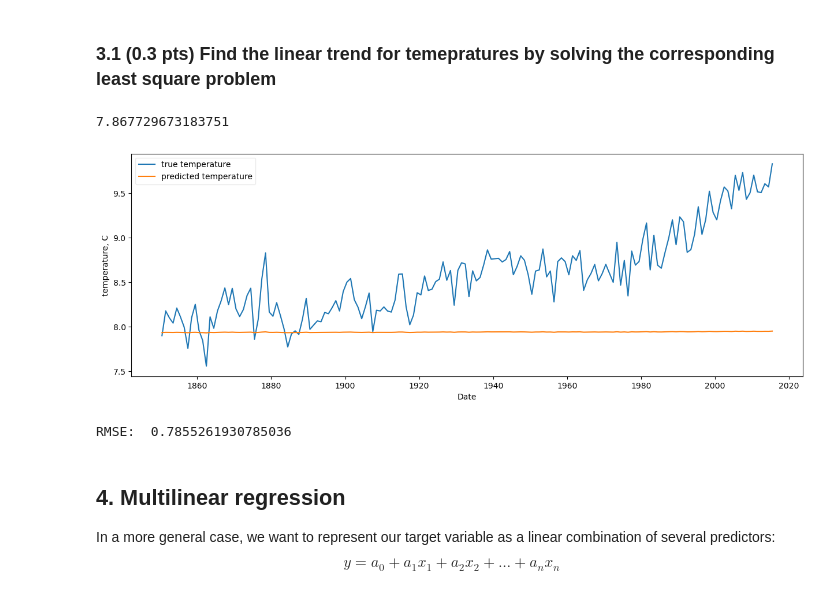
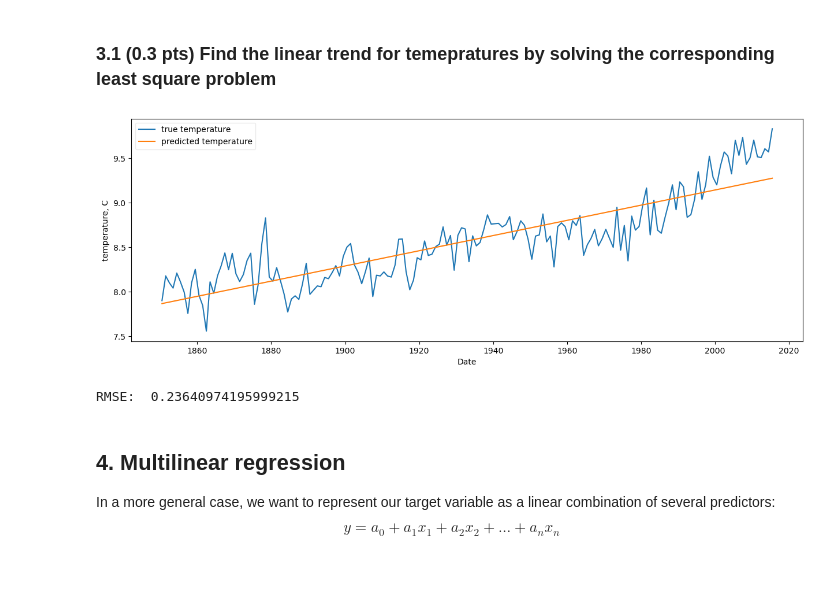
Before and after one commit to artoriusss/ML-projects, a Jupyter notebook: hw1-task3-least_squares.ipynb, the cells around one changed output. Drawn from its saved outputs; the diff is of its cells as text; code cells hidden in the pictures.

```diff
--- a/hw1-task3-least_squares.ipynb
+++ b/hw1-task3-least_squares.ipynb
@@ -32,12 +32,3 @@ $$ f(x) = a x + b $$
 Fill in the missing parts in the code below
 
 > **_NOTE:_** you have to implement the least squares solution by solving the normal equation using basic numpy operations and functions. The use of preexisting solvers, such as `linalg.lstsq` from numpy or from any other library is forbidden.
-# %%
-dim = x.shape[0]
-# solve the least square problems solving the corresponding normal equation
-A = np.concatenate((x.reshape(-1,1), np.full((dim, 1), 1)), axis=1)
-b = y
-AT = A.transpose()
-ATA_inv = np.linalg.inv(np.matmul(AT, A))
-
-ATA_inv
@@ -152,30 +140,23 @@ plot_temps(year_data["date"], year_data["avg_temp"])
 # %%
 def RMSE(predicted, reference):
     return np.sqrt(np.mean((predicted - reference)**2))
-# %%
-temps = year_data['avg_temp'].to_numpy()
-years = np.arange(year_data.shape[0])
-
-slope, intercept = solve_least_squares(years, temps)
-# %% [output]
-7.867729673183751
 # %%
 years = np.arange(year_data.shape[0])
 temps = year_data['avg_temp'].to_numpy()
 slope = None
 intercept = None
 # ========= YOUR CODE STARTS HERE ========= #
 #  Calculate slope and intercept using the function 'solve_least_squares'
 slope, intercept = solve_least_squares(years, temps)
 # Predict temperature using a linear model
-predicted_temps = years
+predicted_temps = (years * slope) + intercept
 # ========== YOUR CODE ENDS HERE ========== #
 
 plot_temps(year_data["date"], year_data["avg_temp"], predicted_temps)
 print("RMSE: ", RMSE(predicted_temps, year_data["avg_temp"]))
 # %% [output]
-[figure, old version]
+[figure, new version]
-RMSE:  0.7855261930785036
+RMSE:  0.23640974195999215
 # %% [markdown]
 ## 4. Multilinear regression
 
```
Also changed, not shown: parts of 1 cell of this notebook.
